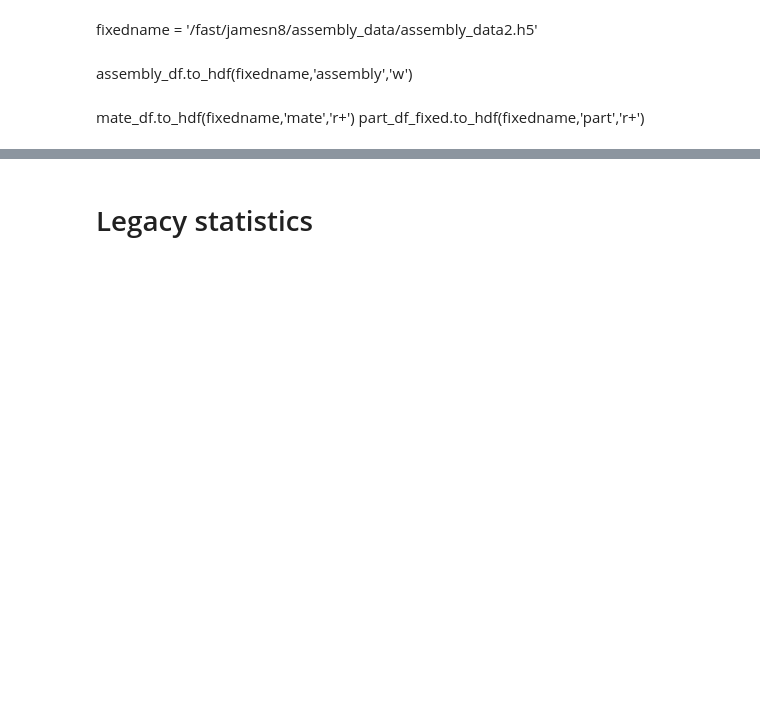
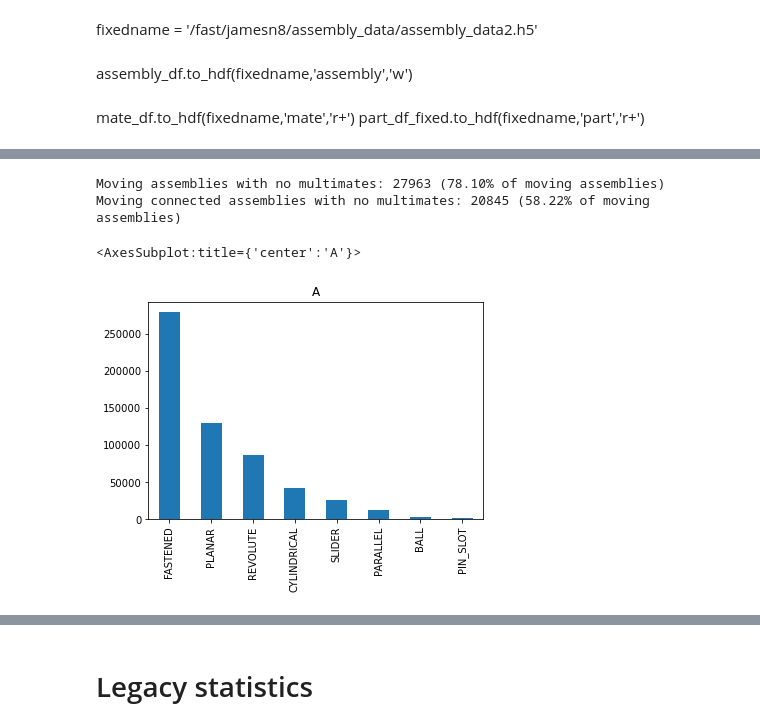
Before and after one commit to ShnitzelKiller/Mechanical, a Jupyter notebook: mechanical/statistics.ipynb, the cells around one changed output, grey strips where cells are left out. Drawn from its saved outputs; the diff is of its cells as text; code cells hidden in the pictures; blank space fills up the shorter version.

```diff
--- a/mechanical/statistics.ipynb
+++ b/mechanical/statistics.ipynb
@@ -265,0 +294,14 @@ mate_duplicates.loc['10-MS8WYyXlytoCXG1pZ-MMb6JZl4ks61uaBwr']
+# %%
+all_groups = mate_df_indexed.groupby(by='MateID')
+all_aggregated = all_groups.agg({'Type':lambda x:'-'.join(sorted(list(x))),'Assembly':lambda x:x[0]})
+# %%
+def mate_counts(aggregated_df, keys):
+    newkeys = aggregated_df.index.intersection(keys)
+    type_values = all_aggregated_by_assembly.loc[newkeys, 'Type']
+    flattened = []
+    for t in type_values:
+        for k in t.split('-'):
+            flattened.append(k)
+    return type_values.value_counts(), ps.Series(flattened).value_counts()
+# %%
+all_aggregated_by_assembly = all_aggregated.set_index('Assembly')
@@ -265,0 +310,10 @@ mate_duplicates.loc['10-MS8WYyXlytoCXG1pZ-MMb6JZl4ks61uaBwr']
+# %%
+index_with_moving_parts_no_multimates = deduped_df_movingparts.index.difference(assemblies_with_multimates)
+num_with_moving_parts_no_multimates = len(index_with_moving_parts_no_multimates)
+index_fully_connected_moving_no_multimates = deduped_df_movingparts_connected.index.difference(assemblies_with_multimates)
+num_fully_connected_moving_no_multimates = len(index_fully_connected_moving_no_multimates)
+print(f'Moving assemblies with no multimates: %d (%.2f%% of moving assemblies)' % (num_with_moving_parts_no_multimates, num_with_moving_parts_no_multimates/deduped_df_movingparts.shape[0]*100))
+print(f'Moving connected assemblies with no multimates: %d (%.2f%% of moving assemblies)' % (num_fully_connected_moving_no_multimates, num_fully_connected_moving_no_multimates/deduped_df_movingparts.shape[0]*100))
+# %% [output]
+Moving assemblies with no multimates: 27963 (78.10% of moving assemblies)
+Moving connected assemblies with no multimates: 20845 (58.22% of moving assemblies)
@@ -265,0 +324,2 @@ mate_duplicates.loc['10-MS8WYyXlytoCXG1pZ-MMb6JZl4ks61uaBwr']
+# %%
+counts_A, counts_A_flattened = mate_counts(all_aggregated_by_assembly, deduped_df_filtered.index)
@@ -265,0 +334,5 @@ mate_duplicates.loc['10-MS8WYyXlytoCXG1pZ-MMb6JZl4ks61uaBwr']
+# %%
+counts_A_flattened.plot.bar(title='A')
+# %% [output]
+<AxesSubplot:title={'center':'A'}>
+[figure, added]
```
Also changed, not shown: parts of 78 cells of this notebook.
